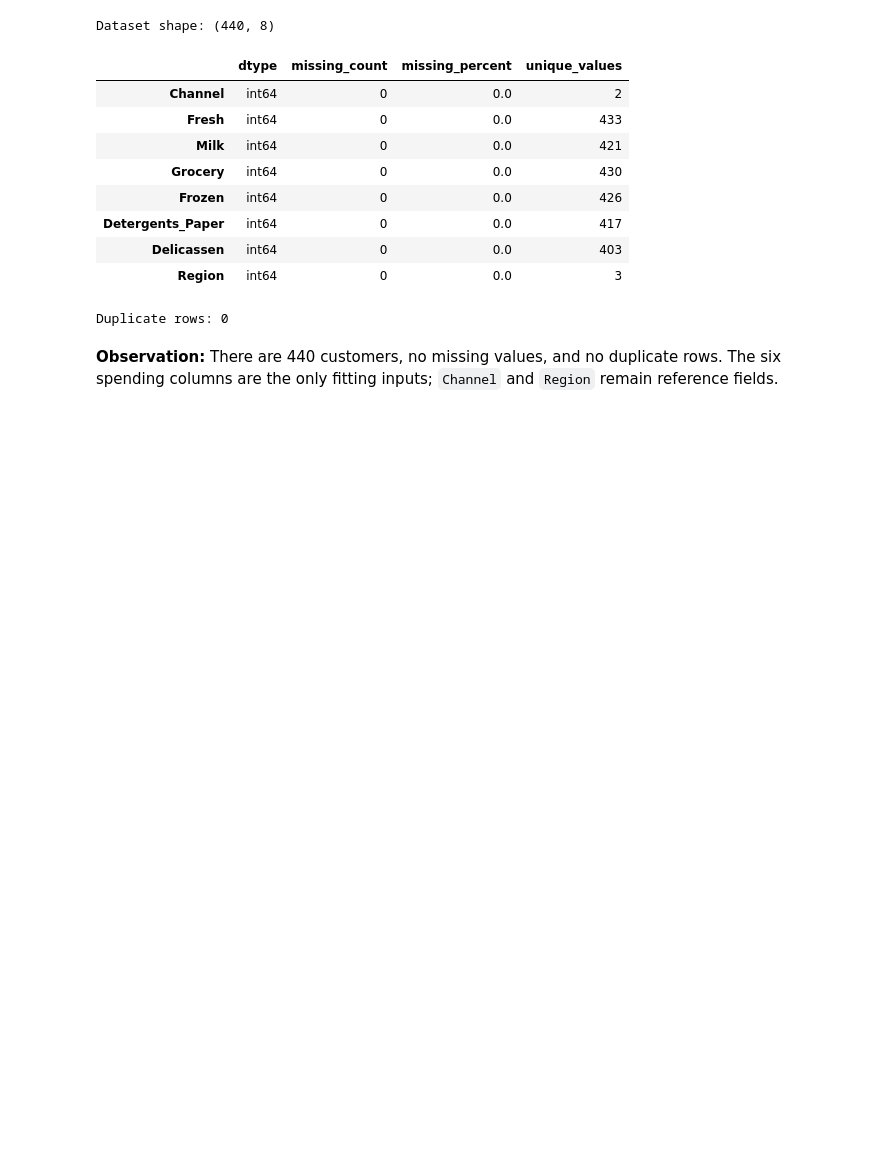
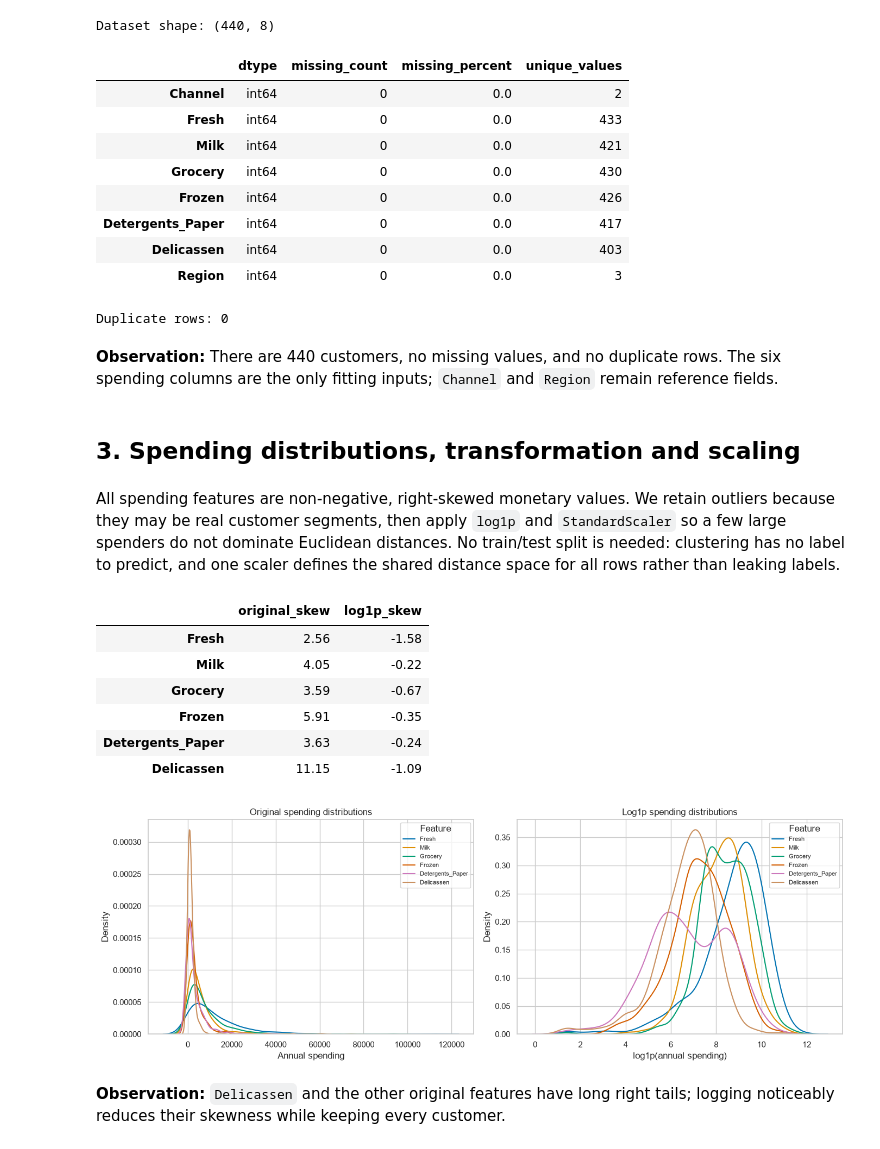
Before and after one commit to arhamgarg/ml-capstone, a Jupyter notebook: notebooks/clustering.ipynb, the cells around one changed output. Drawn from its saved outputs; the diff is of its cells as text; code cells hidden in the pictures; blank space fills up the shorter version.

Commit message:
feat(clustering): add EDA and log-scaling

```diff
--- a/notebooks/clustering.ipynb
+++ b/notebooks/clustering.ipynb
@@ -66,3 +66,36 @@ Dataset shape: (440, 8)
 Duplicate rows: 0
 # %% [markdown]
 **Observation:** There are 440 customers, no missing values, and no duplicate rows. The six spending columns are the only fitting inputs; `Channel` and `Region` remain reference fields.
+# %% [markdown]
+## 3. Spending distributions, transformation and scaling
+# %% [markdown]
+All spending features are non-negative, right-skewed monetary values. We retain outliers because they may be real customer segments, then apply `log1p` and `StandardScaler` so a few large spenders do not dominate Euclidean distances. No train/test split is needed: clustering has no label to predict, and one scaler defines the shared distance space for all rows rather than leaking labels.
+# %%
+skew = pd.DataFrame({"original_skew":df[FEATURES].skew(),"log1p_skew":np.log1p(df[FEATURES]).skew()}).round(2)
+display(skew)
+fig,ax = plt.subplots(1,2,figsize=(14,5))
+
+for f in FEATURES:
+    sns.kdeplot(df[f],ax=ax[0],label=f)
+    sns.kdeplot(np.log1p(df[f]),ax=ax[1],label=f)
+
+ax[0].set(title = "Original spending distributions",xlabel="Annual spending",ylabel="Density")
+ax[1].set(title="Log1p spending distributions",xlabel="log1p(annual spending)",ylabel="Density")
+
+for a in ax:
+    a.legend(title="Feature",fontsize=8)
+
+plt.tight_layout()
+plt.show()
+X = StandardScaler().fit_transform(np.log1p(df[FEATURES]))
+# %% [output]
+|  | original_skew | log1p_skew |
+| Fresh | 2.56 | -1.58 |
+| Milk | 4.05 | -0.22 |
+| Grocery | 3.59 | -0.67 |
+| Frozen | 5.91 | -0.35 |
+| Detergents_Paper | 3.63 | -0.24 |
+| Delicassen | 11.15 | -1.09 |
+[figure, added]
+# %% [markdown]
+**Observation:** `Delicassen` and the other original features have long right tails; logging noticeably reduces their skewness while keeping every customer.
```
